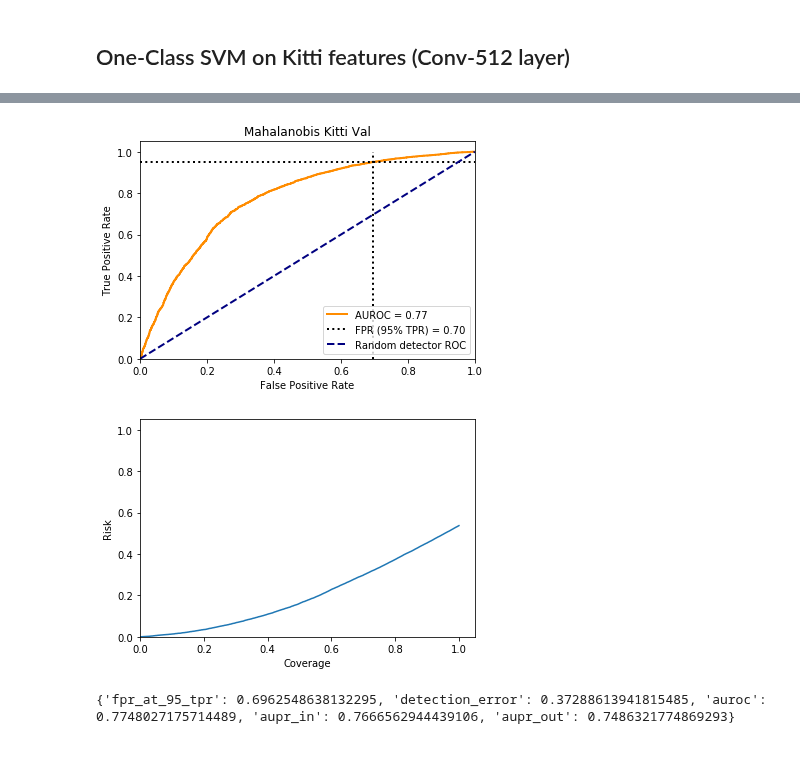
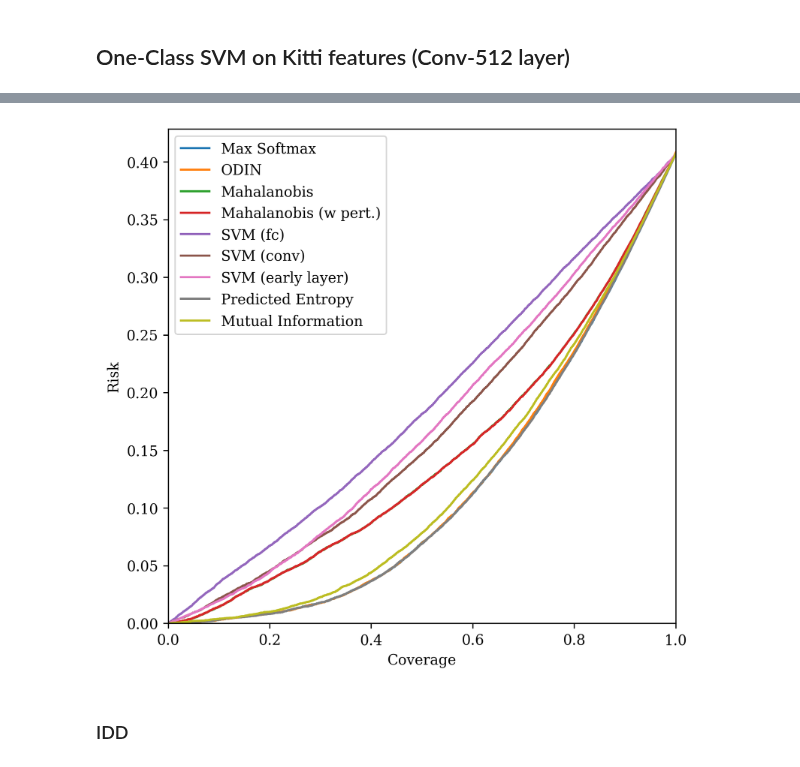
Before and after one commit to BalahariVignesh/simple-faster-rcnn-pytorch, a Jupyter notebook: idd_fp_detection/idd_fp_risk_coverage.ipynb, the cells around one changed output, grey strips where cells are left out. Drawn from its saved outputs; the diff is of its cells as text; code cells hidden in the pictures.

Commit message:
Update risk coverage

```diff
--- a/idd_fp_detection/idd_fp_risk_coverage.ipynb
+++ b/idd_fp_detection/idd_fp_risk_coverage.ipynb
@@ -403,0 +757,15 @@ cr_idd_softmax = risk_coverage(idd_val_novelty_scores, idd_val_y)
+# %%
+def draw_risk_coverage_combined(data):
+    plt.figure(figsize=get_figsize(columnwidth, wf=1.0, hf=1.0))
+    plt.rc('xtick', labelsize='medium')
+    plt.rc('ytick', labelsize='medium')
+
+    for c, r, label in data:
+        plt.plot(c, r, label=label)
+
+    plt.xlim([0.0,1.0])
+    plt.ylim(bottom=0.0)
+    plt.ylabel("Risk")
+    plt.xlabel("Coverage")
+    plt.legend()
+    plt.show()
@@ -406,2 +798,25 @@ cr_idd_softmax = risk_coverage(idd_val_novelty_scores, idd_val_y)
+# %%
+def risk_coverage(scores, gt_labels):
+    """High scores would ideally correspond to a gt_label of 1."""
+    # High scores should equate to more confidence its a True Positive
+    scores_ = -np.array(scores)
+    gt_labels_ = np.array(gt_labels)
+    scores_, gt_labels_ = np.array(sorted(zip(scores_, gt_labels_), key=lambda x: x[0])).T
+
+    coverage = []
+    risk = []
+    for theta in scores_:
+        mask = scores_ >= theta  # TODO: >= or > ? Doing >= so that risk is defined when coverage == 0
+
+        # Bitwise logic operations for speed up
+        mask = np.array(mask).astype(np.int)
+        coverage.append(np.sum(mask))
+        risk.append(np.sum(np.logical_and(gt_labels_, mask)))
+
+        # Slow way alternative
+#         coverage.append(sum(mask) / len(mask))
+#         risk.append(sum(gt_labels_[mask]) / len(gt_labels_))
+
+    return np.array(coverage) / len(mask), np.array(risk) / len(gt_labels)
 # %%
 %reset -f array
@@ -988,7 +822,0 @@ idd_val_novelty_scores, idd_val_y = chunked_calc(
-# %%
-plot_roc(idd_val_novelty_scores, idd_val_y, title="Mahalanobis Kitti Val")
-cr_idd_mahal_p = risk_coverage(idd_val_novelty_scores, idd_val_y)
-# %% [output]
-[figure, removed]
-[figure, removed]
-{'fpr_at_95_tpr': 0.6962548638132295, 'detection_error': 0.37288613941815485, 'auroc': 0.7748027175714489, 'aupr_in': 0.7666562944439106, 'aupr_out': 0.7486321774869293}
@@ -1013,0 +823,10 @@ cr_idd_mahal_p = risk_coverage(idd_val_novelty_scores, idd_val_y)
+# %%
+kitti_scores_labels =[load_novelty_scores_labels(
+    os.path.join(CHECKPOINT_DIR,"scores_labels_kitti_val_%s" % m))  for m in methods]
+kitti_cr = [risk_coverage(*sl) for sl in kitti_scores_labels]
+# %%
+draw_risk_coverage_combined([(*cr, la) for cr, la in zip(kitti_cr, labels)])
+# %% [output]
+[figure, added]
+# %% [markdown]
+### IDD
```
Also changed, not shown: parts of 112 cells of this notebook.
